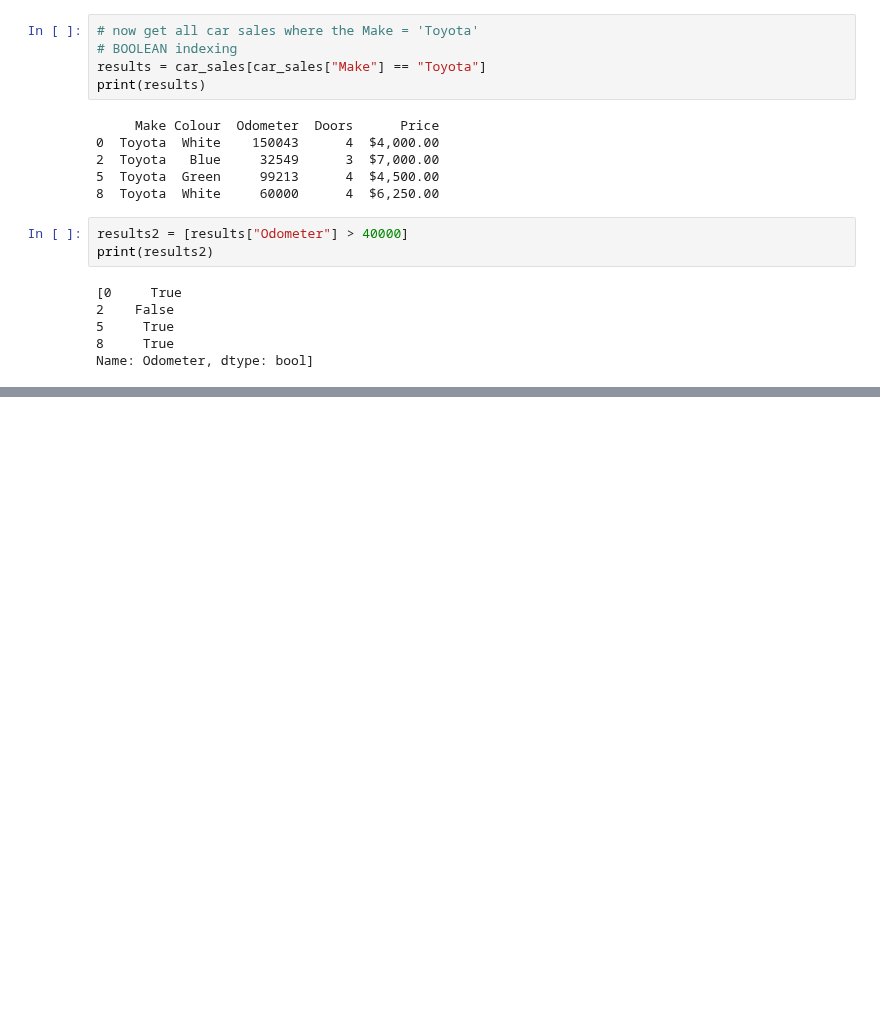
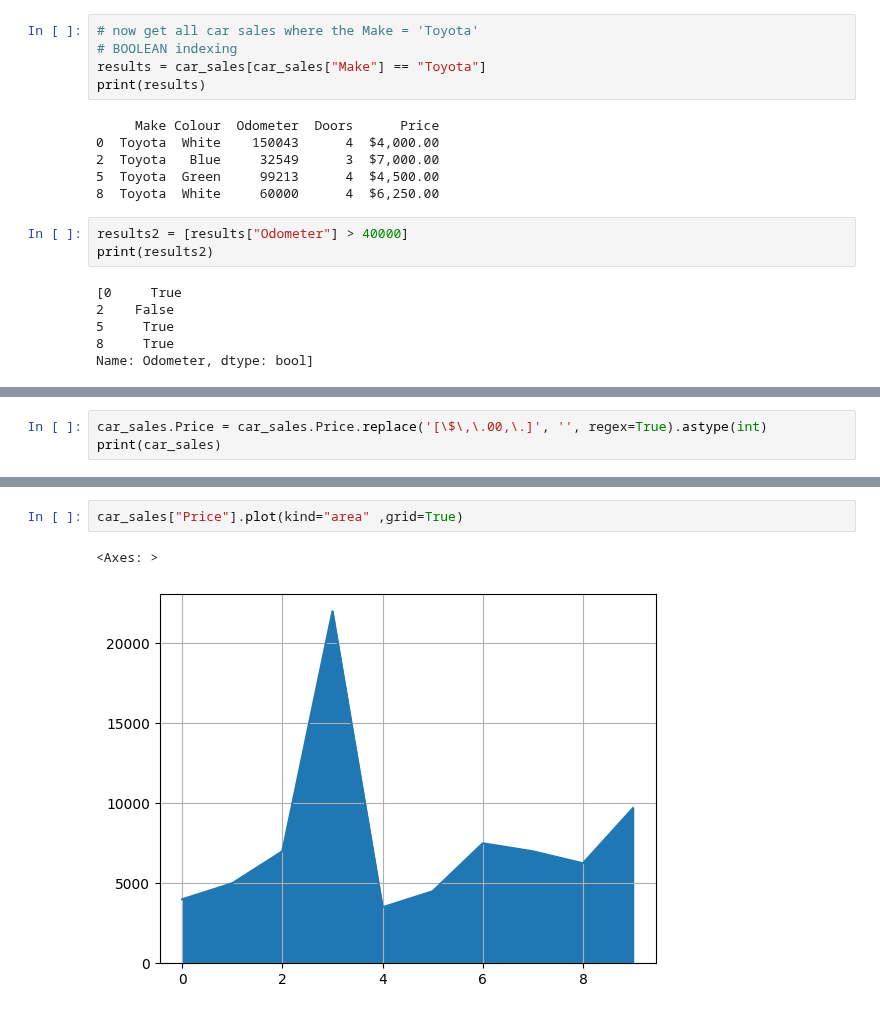
Before and after one commit to thewesternfront/Jupyter_Testintg_Jetbrains, a Jupyter notebook: introduction-to-pandas.ipynb, the cells around one changed output, grey strips where cells are left out. Saved outputs shown, nothing was run; the diff lists cells and outputs as text; blank space fills up the shorter version.

```diff
--- a/introduction-to-pandas.ipynb
+++ b/introduction-to-pandas.ipynb
@@ -307,0 +366,3 @@ Name: Odometer, dtype: bool]
+# %%
+car_sales.Price = car_sales.Price.replace('[\$\,\.00,\.]', '', regex=True).astype(int)
+print(car_sales)
@@ -307,0 +381,5 @@ Name: Odometer, dtype: bool]
+# %%
+car_sales["Price"].plot(kind="area" ,grid=True)
+# %% [output]
+<Axes: >
+[figure, added]
```
Also changed, not shown: parts of 21 cells of this notebook, 2 other files.
